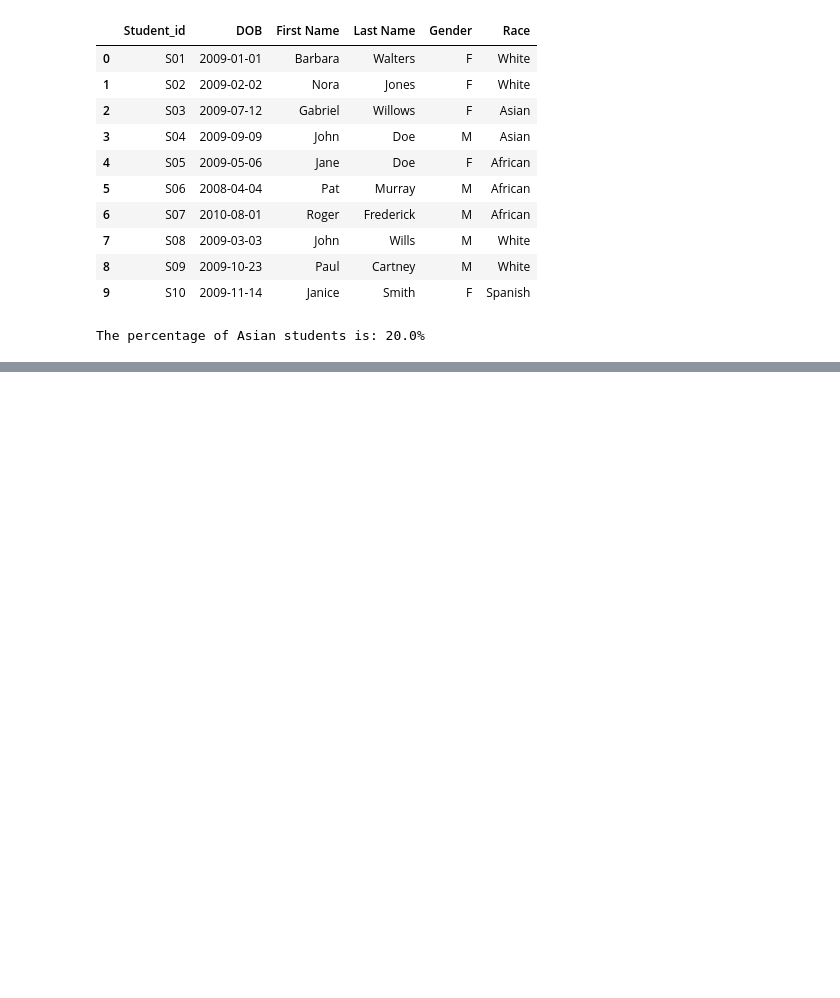
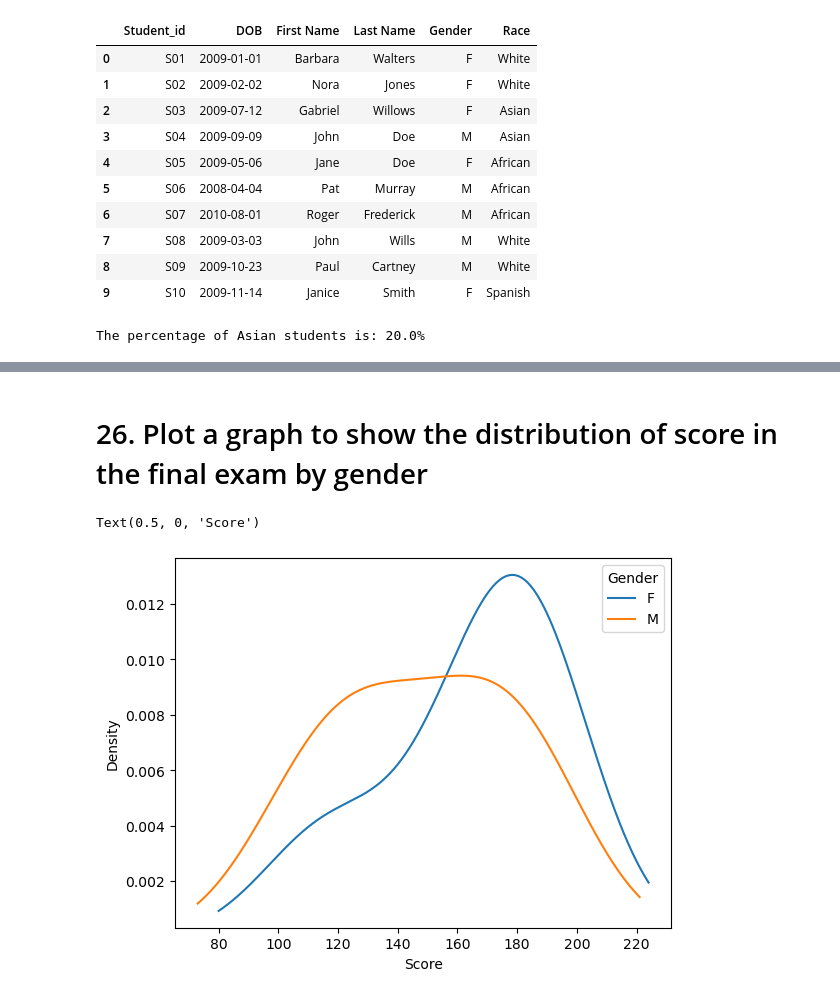
Before and after one commit to PHTeam7/Team7_TinyCoders_PythonHackathon_Dec, a Jupyter notebook: Team7_TinyCoders_Main80Questions.ipynb, the cells around one changed output, grey strips where cells are left out. Cells and saved outputs as stored; diff of their text form; code cells hidden in the pictures; blank space fills up the shorter version.

```diff
--- a/Team7_TinyCoders_Main80Questions.ipynb
+++ b/Team7_TinyCoders_Main80Questions.ipynb
@@ -55,0 +155,4 @@ The percentage of Asian students is: 20.0%
+# %%
+df_demography["Age"] = (pd.to_datetime('today').year- df_demography["DOB"].dt.year)
+figure = px.sunburst(df_demography, path=['Race','Gender','Age'] )
+figure.show()
@@ -55,0 +164,10 @@ The percentage of Asian students is: 20.0%
+# %% [markdown]
+# 26. Plot a graph to show the distribution of score in the final exam by gender
+# %%
+result = pd.merge(df_grades,df_demography,on = 'Student_id')
+result.groupby('Gender')['final'].plot(kind = 'kde')
+plt.legend(title = 'Gender')
+plt.xlabel('Score')
+# %% [output]
+Text(0.5, 0, 'Score')
+[figure, added]
```
Also changed, not shown: parts of 25 cells of this notebook, 1 other file.
